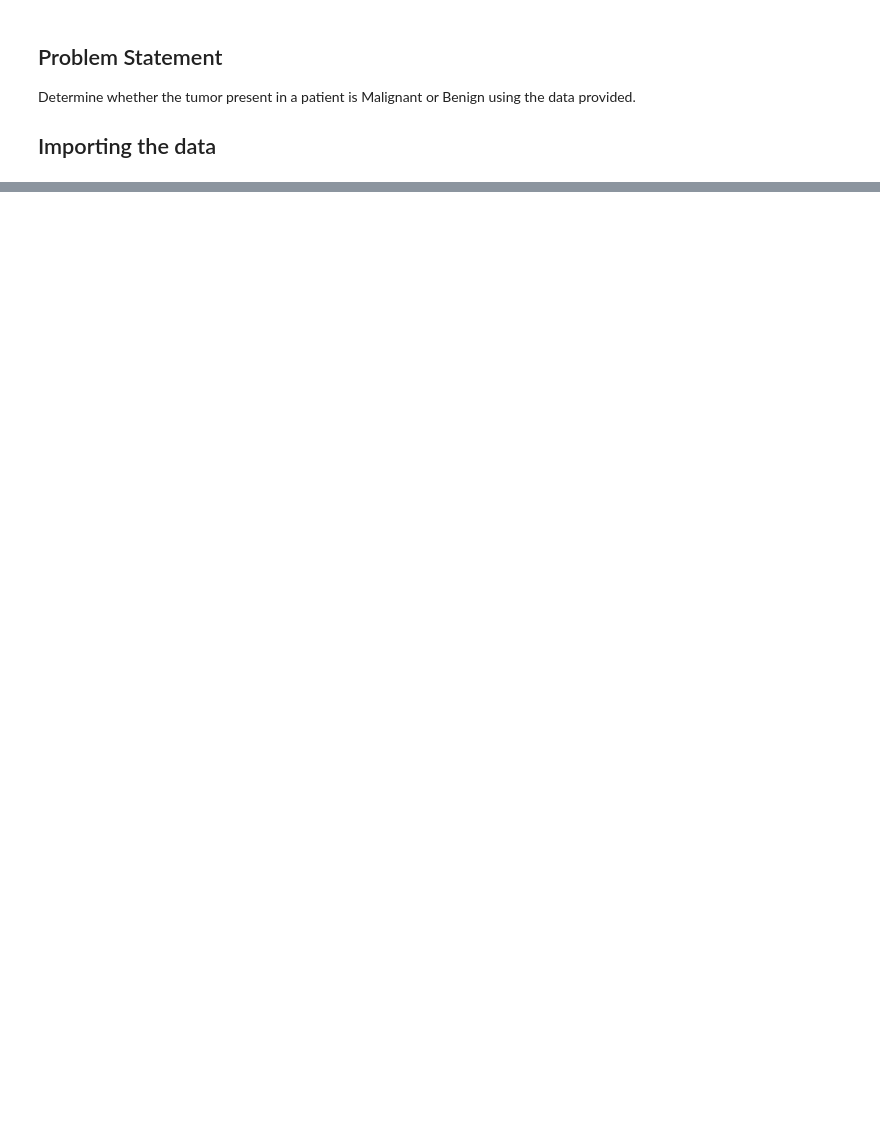
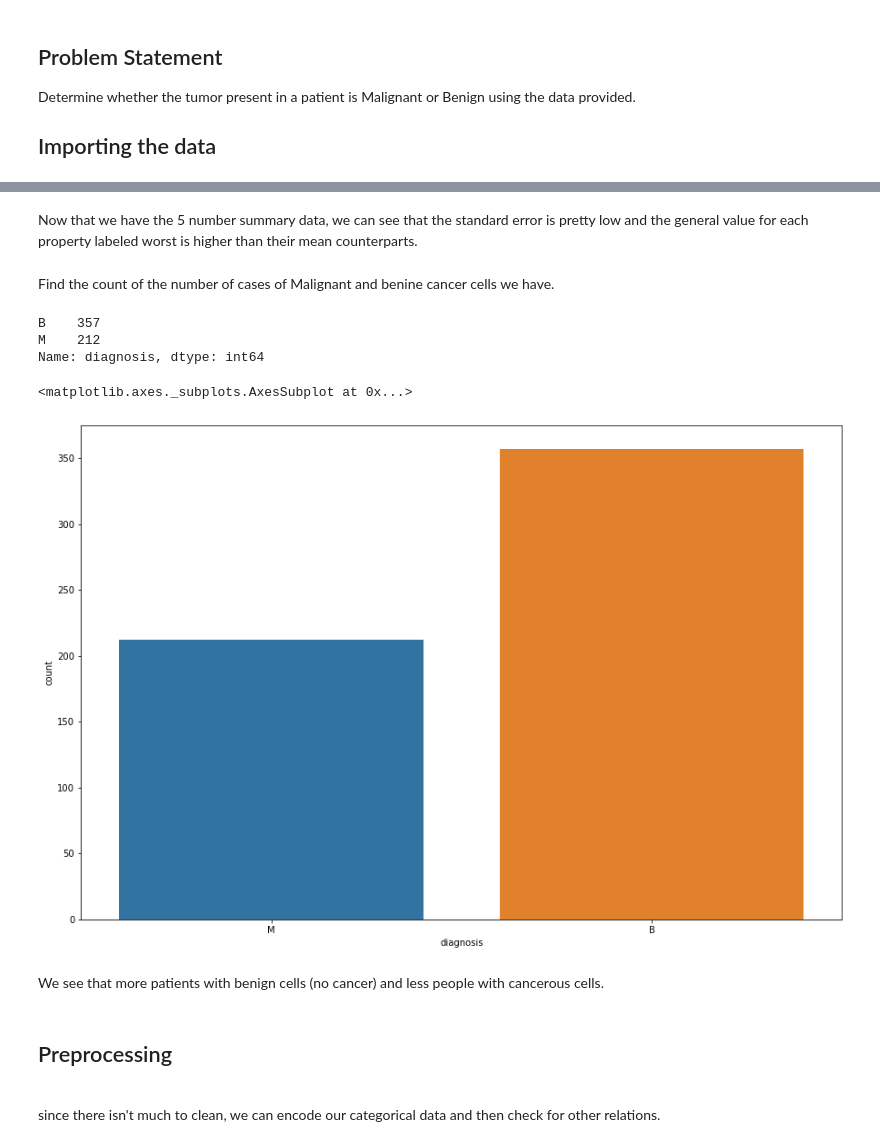
Before and after one commit to Aniket-Mishra/playing-with-data, a Jupyter notebook: winconsin-breast-cancer-research/notebook/winconsin breast cancer data analysis.ipynb, the cells around one changed output, grey strips where cells are left out. Saved outputs shown, nothing was run; the diff lists cells and outputs as text; code cells hidden in the pictures; blank space fills up the shorter version.

Commit message:
Breast Cancer detection analysis

```diff
--- a/winconsin-breast-cancer-research/notebook/winconsin breast cancer data analysis.ipynb
+++ b/winconsin-breast-cancer-research/notebook/winconsin breast cancer data analysis.ipynb
@@ -44,0 +43,3 @@ warnings.filterwarnings('ignore')
+# %%
+cancer_data = pd.read_csv('../dataset/wisc_bc_data.csv')
+cancer_data.head().T
@@ -44,0 +114,22 @@ warnings.filterwarnings('ignore')
+# %% [markdown]
+Now that we have the 5 number summary data, we can see that the standard error is pretty low and the general value for each property labeled worst is higher than their mean counterparts.
+# %% [markdown]
+Find the count of the number of cases of Malignant and benine cancer cells we have.
+# %%
+cancer_data['diagnosis'].value_counts()
+# %% [output]
+B    357
+M    212
+Name: diagnosis, dtype: int64
+# %%
+plt.figure(figsize=(15,10))
+sns.countplot(cancer_data['diagnosis'])
+# %% [output]
+<matplotlib.axes._subplots.AxesSubplot at 0x...>
+[figure, added]
+# %% [markdown]
+We see that more patients with benign cells (no cancer) and less people with cancerous cells.
+# %% [markdown]
+## Preprocessing
+<br>
+since there isn't much to clean, we can encode our categorical data and then check for other relations.
```
Also changed, not shown: parts of 64 cells of this notebook.
